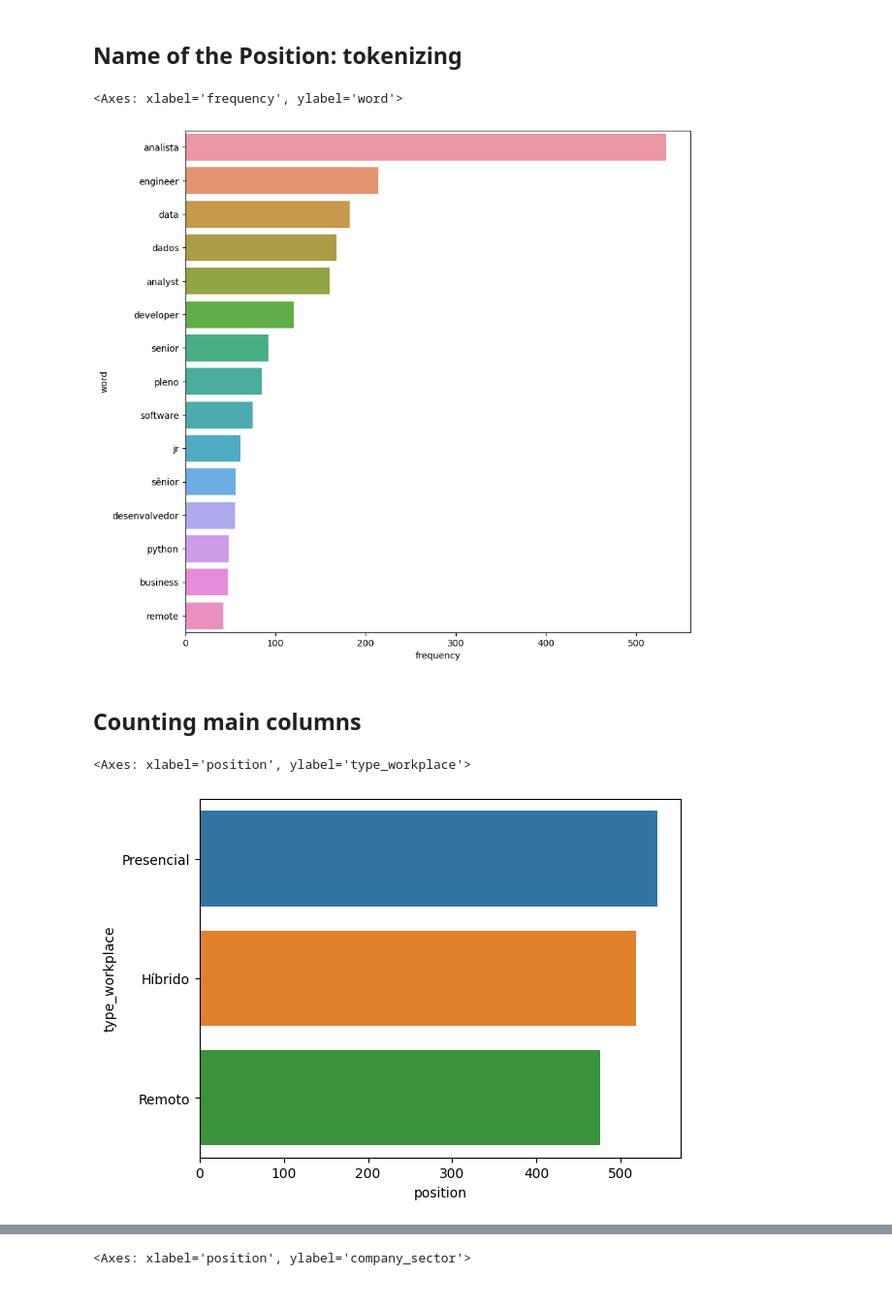
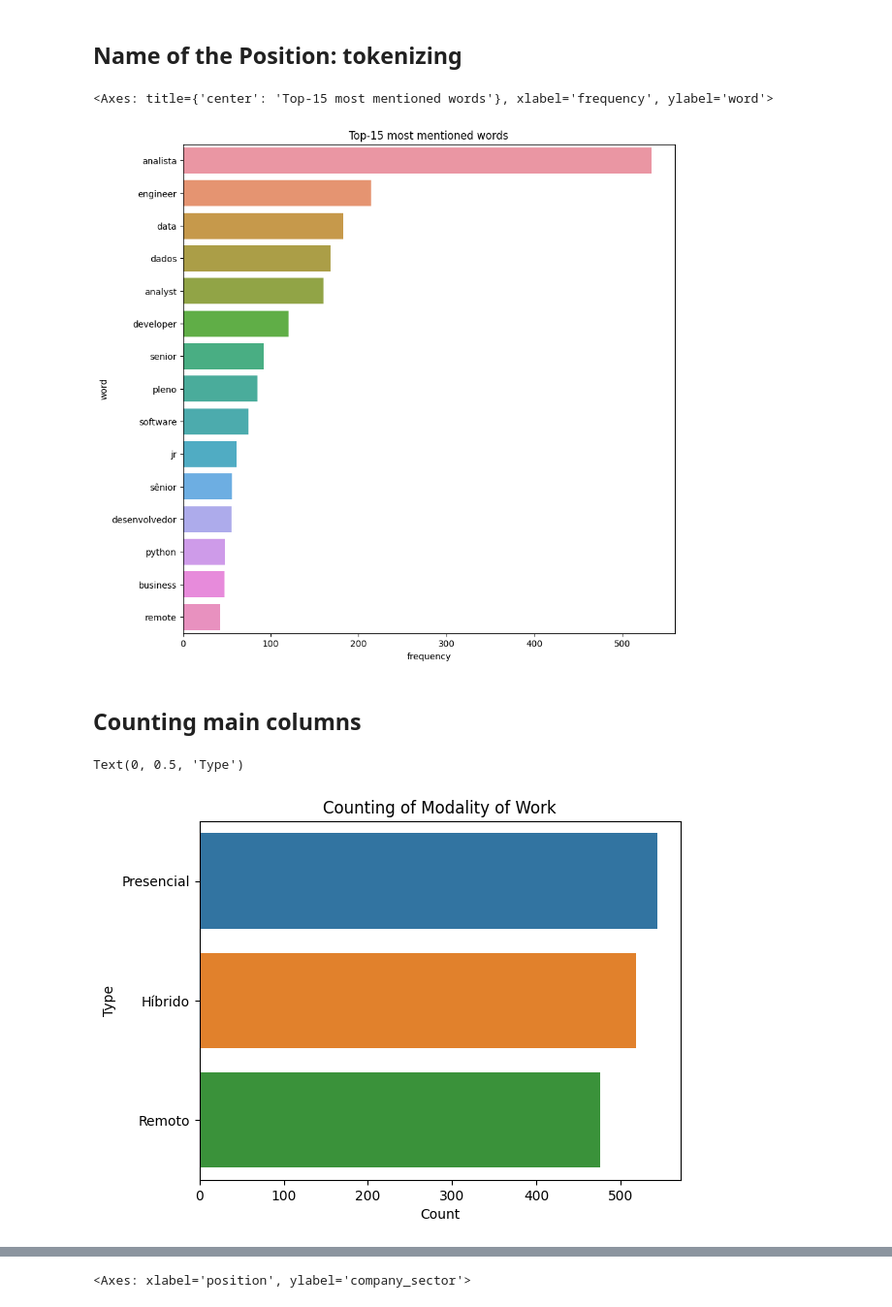
Before and after one commit to alexaiung/Data-Analytics-Job-Tendencies, a Jupyter notebook: job_analysis.ipynb, the cells around one changed output, grey strips where cells are left out. Shown at 97% size. Cells and saved outputs as stored; diff of their text form; code cells hidden in the pictures.

```diff
--- a/job_analysis.ipynb
+++ b/job_analysis.ipynb
@@ -65,10 +65,11 @@ df_position_words = pd.DataFrame.from_dict(counted_words, orient='index', column
 df_position_words.index.name = 'word'
 df_position_words = df_position_words.reset_index().sort_values(by='frequency', ascending=False)
 plt.subplots(figsize=(10,10))
+plt.title('Top-15 most mentioned words')
 sns.barplot(data=df_position_words.head(15), y='word', x='frequency')
 # %% [output]
-<Axes: xlabel='frequency', ylabel='word'>
+<Axes: title={'center': 'Top-15 most mentioned words'}, xlabel='frequency', ylabel='word'>
-[figure, old version]
+[figure, new version]
 # %% [markdown]
 ## Counting main columns
 # %%
@@ -82,9 +83,12 @@ for col in ['posted_date', 'no_applicants', 'type_workplace', 'level', 'worktype
     counted_columns[col] = generate_count(df_jobs, col, ['position'])
 # %%
 key = 'type_workplace'
-sns.barplot(data=counted_columns[key], y=key, x='position')
+plt.title('Counting of Modality of Work')
+plot = sns.barplot(data=counted_columns[key], y=key, x='position')
+plot.set_xlabel('Count')
+plot.set_ylabel('Type')
 # %% [output]
-<Axes: xlabel='position', ylabel='type_workplace'>
+Text(0, 0.5, 'Type')
-[figure, old version]
+[figure, new version]
 # %%
 key = 'level'
```
Also changed, not shown: parts of 12 cells of this notebook, 3 other files.
